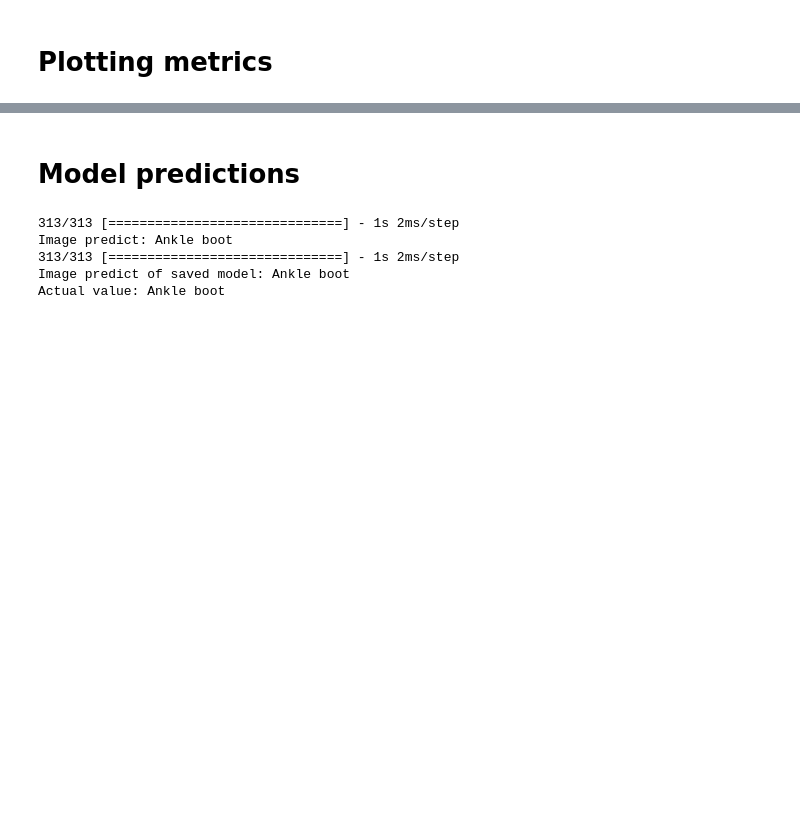
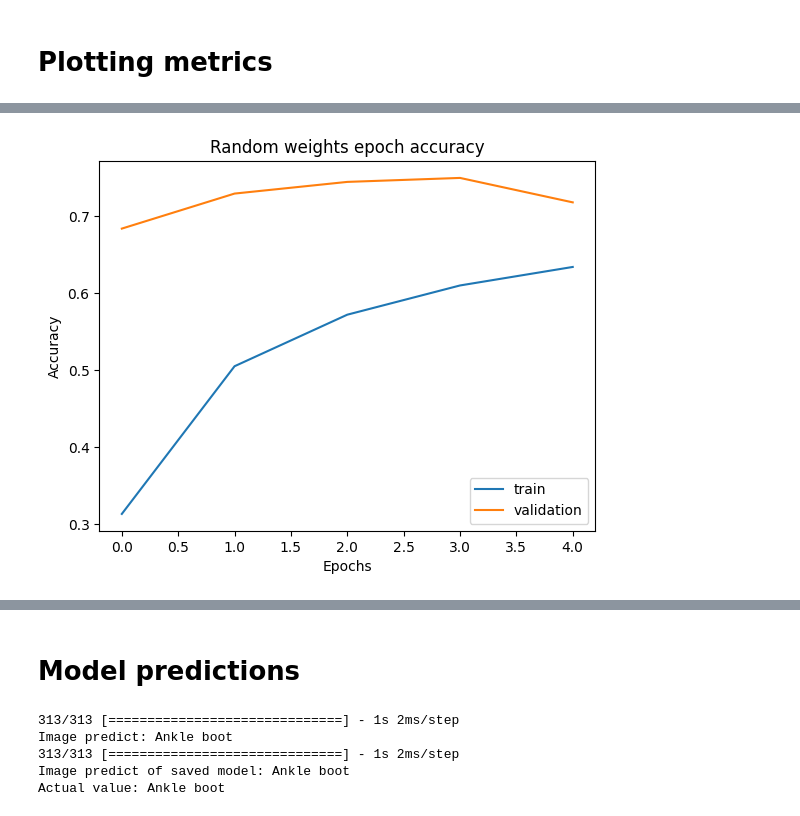
Before and after one commit to Gh0st116/clothes-classification, a Jupyter notebook: clothes_classification.ipynb, the cells around one changed output, grey strips where cells are left out. Drawn from its saved outputs; the diff is of its cells as text; code cells hidden in the pictures; blank space fills up the shorter version.

```diff
--- a/clothes_classification.ipynb
+++ b/clothes_classification.ipynb
@@ -159,0 +251,8 @@ plt.legend(["train", "validation"])
+# %%
+model.layers[1].set_weights(
+    [random_weights_dense, biases_dense]
+)
+
+# Model fitness with random weights in dense layer
+plot_accuracy(fit_model(), "Random weights epoch accuracy")
+# %% [output]
@@ -159,0 +269 @@ plt.legend(["train", "validation"])
+[figure, added]
```
Also changed, not shown: parts of 25 cells of this notebook.
